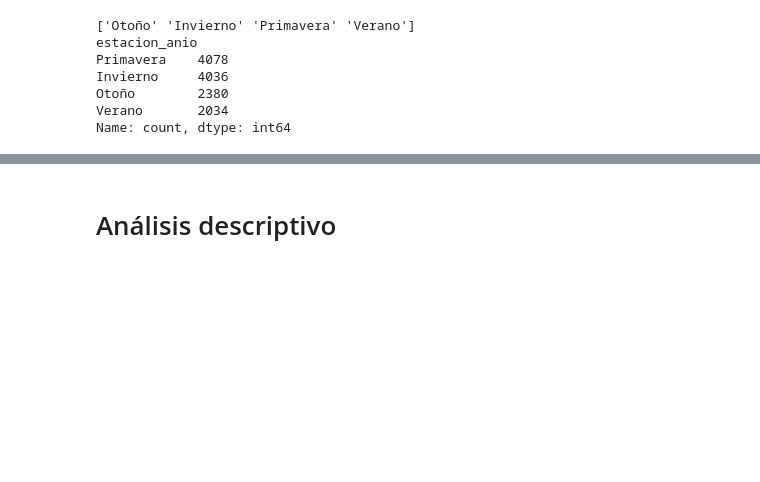
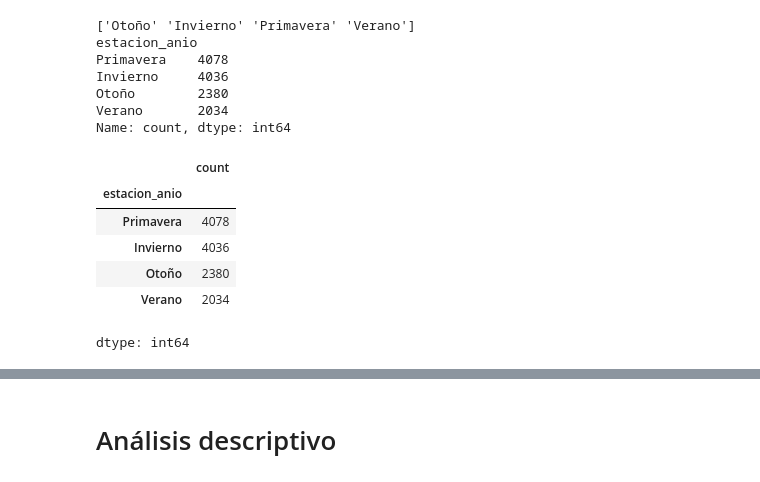
Before and after one commit to davidpalacio1/TP-1-LDD, a Jupyter notebook: TP_bicis.ipynb, the cells around one changed output, grey strips where cells are left out. Saved outputs shown, nothing was run; the diff lists cells and outputs as text; code cells hidden in the pictures; blank space fills up the shorter version.

```diff
--- a/TP_bicis.ipynb
+++ b/TP_bicis.ipynb
@@ -418,3 +418,15 @@ Invierno     4036
 Otoño        2380
 Verano       2034
 Name: count, dtype: int64
+# %%
+# Verifico:
+
+datos_limpios["estacion_anio"].value_counts()
+# %% [output]
+|  | count |
+| estacion_anio |  |
+| Primavera | 4078 |
+| Invierno | 4036 |
+| Otoño | 2380 |
+| Verano | 2034 |
+dtype: int64
```
Also changed, not shown: parts of 4 cells of this notebook.
